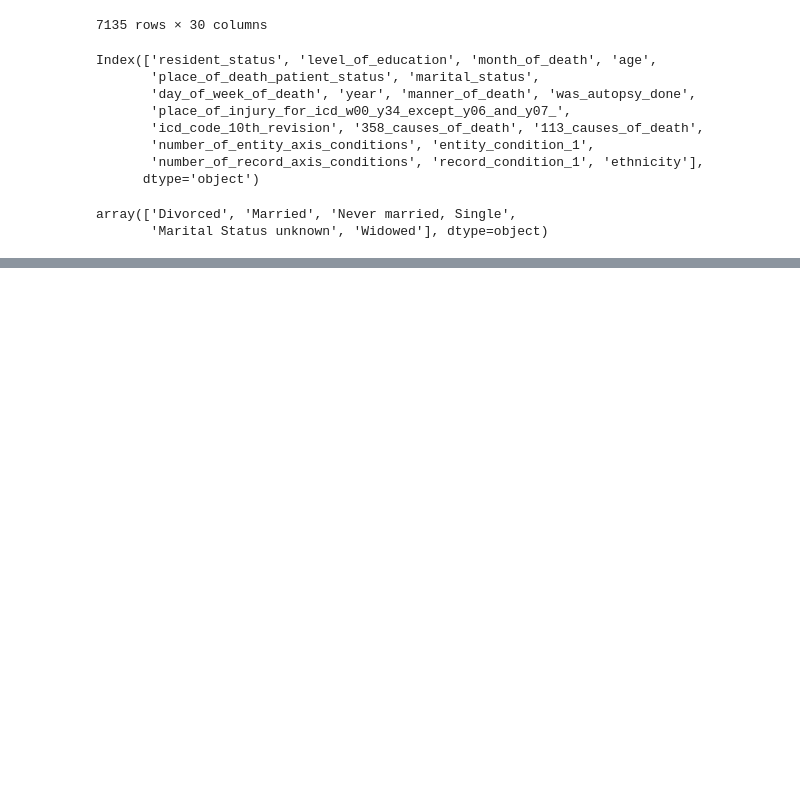
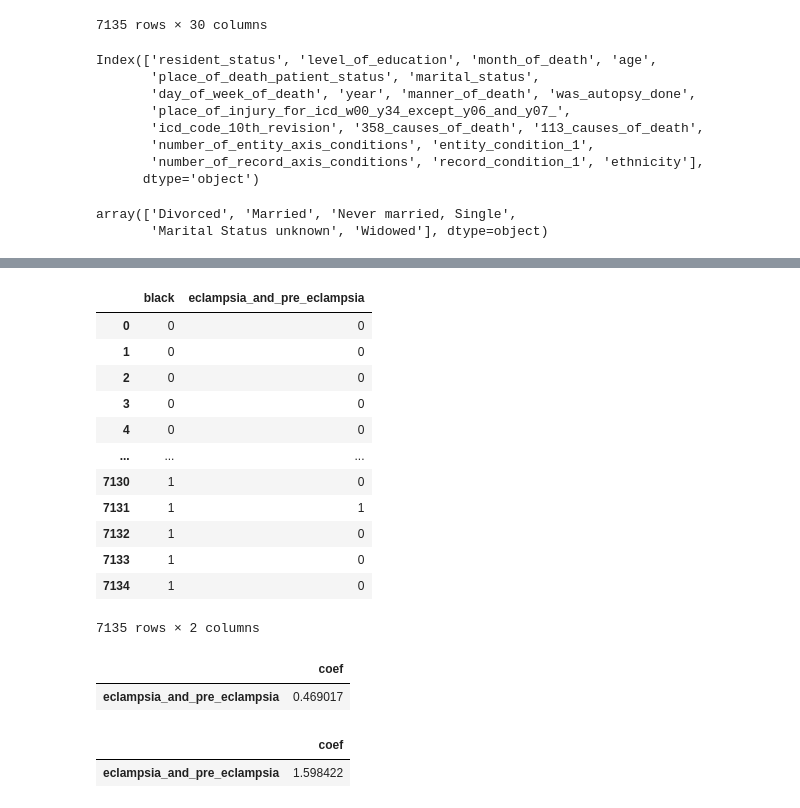
Before and after one commit to andrezafeu/maternal_mortality, a Jupyter notebook: Logistic Regression.ipynb, the cells around one changed output, grey strips where cells are left out. Cells and saved outputs as stored; diff of their text form; code cells hidden in the pictures; blank space fills up the shorter version.

Commit message:
Add logistic regression for causes of death

```diff
--- a/Logistic Regression.ipynb
+++ b/Logistic Regression.ipynb
@@ -288,0 +313,20 @@ weighted avg       0.64      0.65      0.64      1427
+# %%
+df_mlr = df[['ethnicity', '358_causes_of_death']]
+
+df_mlr['black'] = df_mlr['ethnicity'].apply(lambda x: 1 if x=="Black" else 0)
+
+df_mlr['eclampsia_and_pre_eclampsia'] = df_mlr['358_causes_of_death'].apply(lambda x: 1 if x=="Eclampsia and pre-eclampsia" else 0)
+
+df_mlr = df_mlr.drop(['ethnicity', '358_causes_of_death'], axis = 1)
+
+X = df_mlr['eclampsia_and_pre_eclampsia'].to_frame()
+y = df_mlr['black']
+
+print(list(X.columns.values))
+
+#Create training and test datasets
+X_train, X_test, y_train, y_test = sklearn.model_selection.train_test_split(X, y, test_size = 0.20, random_state = 5)
+print(X_train.shape)
+print(X_test.shape)
+print(y_train.shape)
+print(y_test.shape)
@@ -288,0 +349,16 @@ weighted avg       0.64      0.65      0.64      1427
+# %%
+df_mlr
+# %% [output]
+|  | black | eclampsia_and_pre_eclampsia |
+| 0 | 0 | 0 |
+| 1 | 0 | 0 |
+| 2 | 0 | 0 |
+| 3 | 0 | 0 |
+| 4 | 0 | 0 |
+| ... | ... | ... |
+| 7130 | 1 | 0 |
+| 7131 | 1 | 1 |
+| 7132 | 1 | 0 |
+| 7133 | 1 | 0 |
+| 7134 | 1 | 0 |
+7135 rows × 2 columns
@@ -288,0 +373,10 @@ weighted avg       0.64      0.65      0.64      1427
+# %%
+get_log_odds(model2)
+# %% [output]
+|  | coef |
+| eclampsia_and_pre_eclampsia | 0.469017 |
+# %%
+exponentiate_log_odds(model2)
+# %% [output]
+|  | coef |
+| eclampsia_and_pre_eclampsia | 1.598422 |
```
Also changed, not shown: parts of 43 cells of this notebook.
